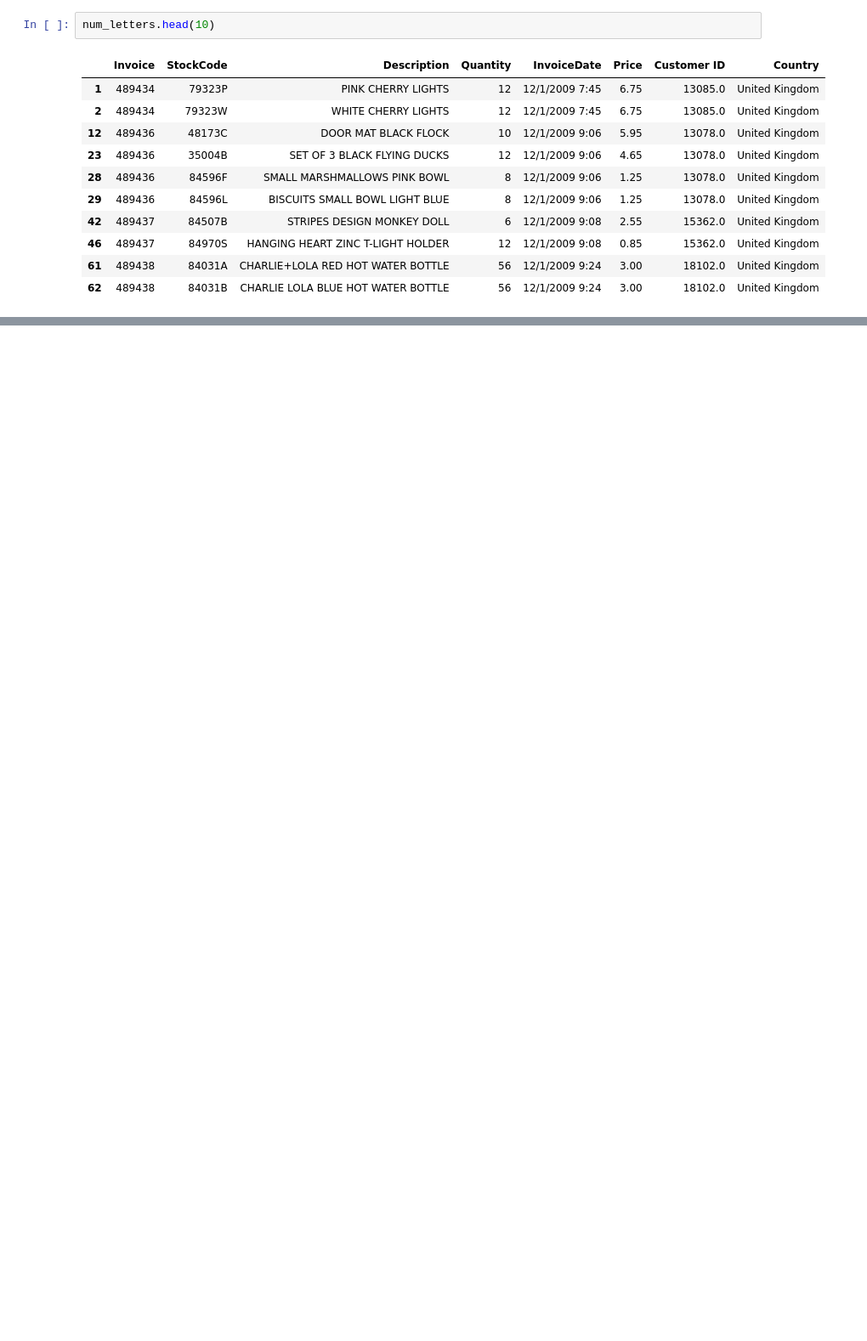
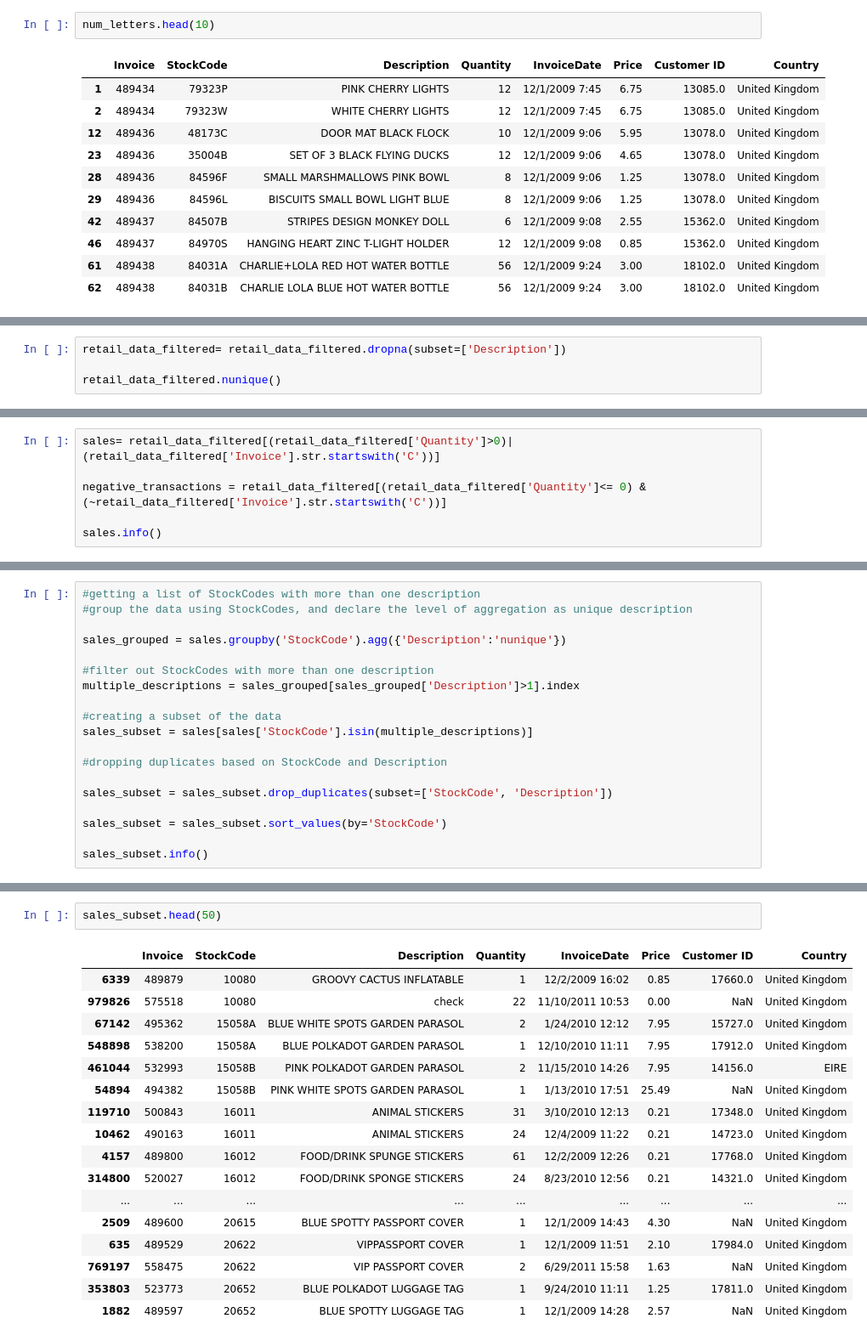
Before and after one commit to Kelvin-ndungu/Performance_pulse, a Jupyter notebook: playground/playground.ipynb, the cells around one changed output, grey strips where cells are left out. Shown at 85% size. Cells and saved outputs as stored; diff of their text form; blank space fills up the shorter version.

```diff
--- a/playground/playground.ipynb
+++ b/playground/playground.ipynb
@@ -141,0 +360,4 @@ dtype: int64
+# %%
+retail_data_filtered= retail_data_filtered.dropna(subset=['Description'])
+
+retail_data_filtered.nunique()
@@ -154,0 +513,6 @@ dtype: int64
+# %%
+sales= retail_data_filtered[(retail_data_filtered['Quantity']>0)| (retail_data_filtered['Invoice'].str.startswith('C'))]
+
+negative_transactions = retail_data_filtered[(retail_data_filtered['Quantity']<= 0) & (~retail_data_filtered['Invoice'].str.startswith('C'))]
+
+sales.info()
@@ -154,0 +605,19 @@ dtype: int64
+# %%
+#getting a list of StockCodes with more than one description
+#group the data using StockCodes, and declare the level of aggregation as unique description
+
+sales_grouped = sales.groupby('StockCode').agg({'Description':'nunique'})
+
+#filter out StockCodes with more than one description
+multiple_descriptions = sales_grouped[sales_grouped['Description']>1].index
+
+#creating a subset of the data
+sales_subset = sales[sales['StockCode'].isin(multiple_descriptions)]
+
+#dropping duplicates based on StockCode and Description
+
+sales_subset = sales_subset.drop_duplicates(subset=['StockCode', 'Description'])
+
+sales_subset = sales_subset.sort_values(by='StockCode')
+
+sales_subset.info()
@@ -154,0 +640,20 @@ dtype: int64
+# %%
+sales_subset.head(50)
+# %% [output]
+|  | Invoice | StockCode | Description | Quantity | InvoiceDate | Price | Customer ID | Country |
+| 6339 | 489879 | 10080 | GROOVY CACTUS INFLATABLE | 1 | 12/2/2009 16:02 | 0.85 | 17660.0 | United Kingdom |
+| 979826 | 575518 | 10080 | check | 22 | 11/10/2011 10:53 | 0.00 | NaN | United Kingdom |
+| 67142 | 495362 | 15058A | BLUE WHITE SPOTS GARDEN PARASOL | 2 | 1/24/2010 12:12 | 7.95 | 15727.0 | United Kingdom |
+| 548898 | 538200 | 15058A | BLUE POLKADOT GARDEN PARASOL | 1 | 12/10/2010 11:11 | 7.95 | 17912.0 | United Kingdom |
+| 461044 | 532993 | 15058B | PINK POLKADOT GARDEN PARASOL | 2 | 11/15/2010 14:26 | 7.95 | 14156.0 | EIRE |
+| 54894 | 494382 | 15058B | PINK WHITE SPOTS GARDEN PARASOL | 1 | 1/13/2010 17:51 | 25.49 | NaN | United Kingdom |
+| 119710 | 500843 | 16011 | ANIMAL STICKERS | 31 | 3/10/2010 12:13 | 0.21 | 17348.0 | United Kingdom |
+| 10462 | 490163 | 16011 | ANIMAL STICKERS | 24 | 12/4/2009 11:22 | 0.21 | 14723.0 | United Kingdom |
+| 4157 | 489800 | 16012 | FOOD/DRINK SPUNGE STICKERS | 61 | 12/2/2009 12:26 | 0.21 | 17768.0 | United Kingdom |
+| 314800 | 520027 | 16012 | FOOD/DRINK SPONGE STICKERS | 24 | 8/23/2010 12:56 | 0.21 | 14321.0 | United Kingdom |
+| ... | ... | ... | ... | ... | ... | ... | ... | ... |
+| 2509 | 489600 | 20615 | BLUE SPOTTY PASSPORT COVER | 1 | 12/1/2009 14:43 | 4.30 | NaN | United Kingdom |
+| 635 | 489529 | 20622 | VIPPASSPORT COVER | 1 | 12/1/2009 11:51 | 2.10 | 17984.0 | United Kingdom |
+| 769197 | 558475 | 20622 | VIP PASSPORT COVER | 2 | 6/29/2011 15:58 | 1.63 | NaN | United Kingdom |
+| 353803 | 523773 | 20652 | BLUE POLKADOT LUGGAGE TAG | 1 | 9/24/2010 11:11 | 1.25 | 17811.0 | United Kingdom |
+| 1882 | 489597 | 20652 | BLUE SPOTTY LUGGAGE TAG | 1 | 12/1/2009 14:28 | 2.57 | NaN | United Kingdom |
```
Also changed, not shown: parts of 42 cells of this notebook, 1 other file.
